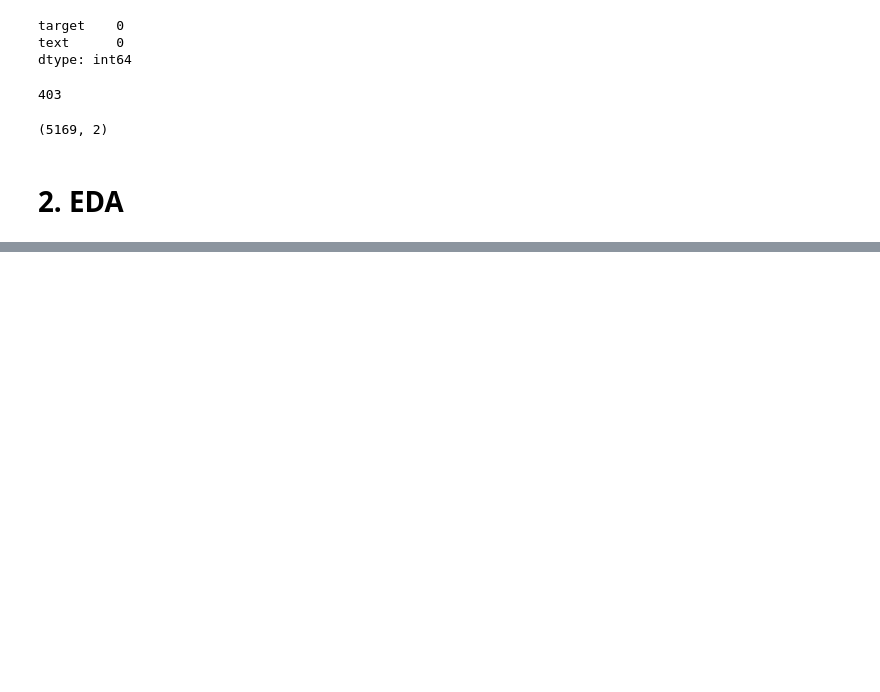
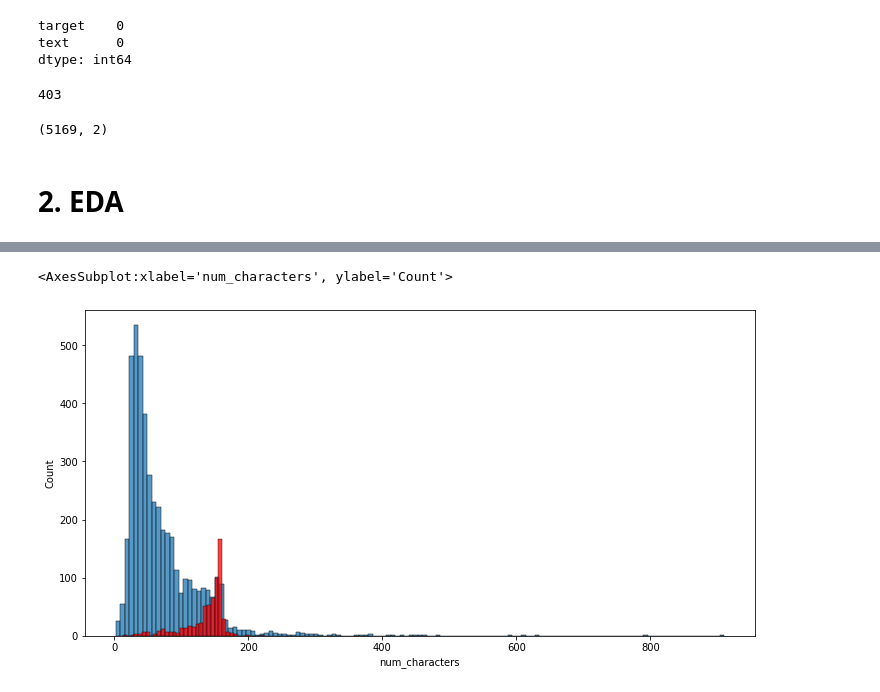
Before and after one commit to Pooja22-05-2003/SMS_Spam_Classifier, a Jupyter notebook: SMS_Spam_Detection.ipynb, the cells around one changed output, grey strips where cells are left out. Drawn from its saved outputs; the diff is of its cells as text; code cells hidden in the pictures; blank space fills up the shorter version.

```diff
--- a/SMS_Spam_Detection.ipynb
+++ b/SMS_Spam_Detection.ipynb
@@ -94,0 +145,2 @@ df.shape
+# %%
+df['num_characters']=df['text'].apply(len)
@@ -94,0 +172,3 @@ df.shape
+# %%
+# Number of Words Used in per SMS
+df['num_words']=df['text'].apply(lambda x:len(nltk.word_tokenize(x)))
@@ -94,0 +184,3 @@ df.shape
+# %%
+# Number of Setences used in per SMS
+df['num_sentences']=df['text'].apply(lambda x:len(nltk.sent_tokenize(x)))
@@ -94,0 +210,7 @@ df.shape
+# %%
+plt.figure(figsize=(12,6))
+sns.histplot(df[df['target'] == 0]['num_characters'])
+sns.histplot(df[df['target'] == 1]['num_characters'],color='red')
+# %% [output]
+<AxesSubplot:xlabel='num_characters', ylabel='Count'>
+[figure, added]
```
Also changed, not shown: parts of 19 cells of this notebook.
